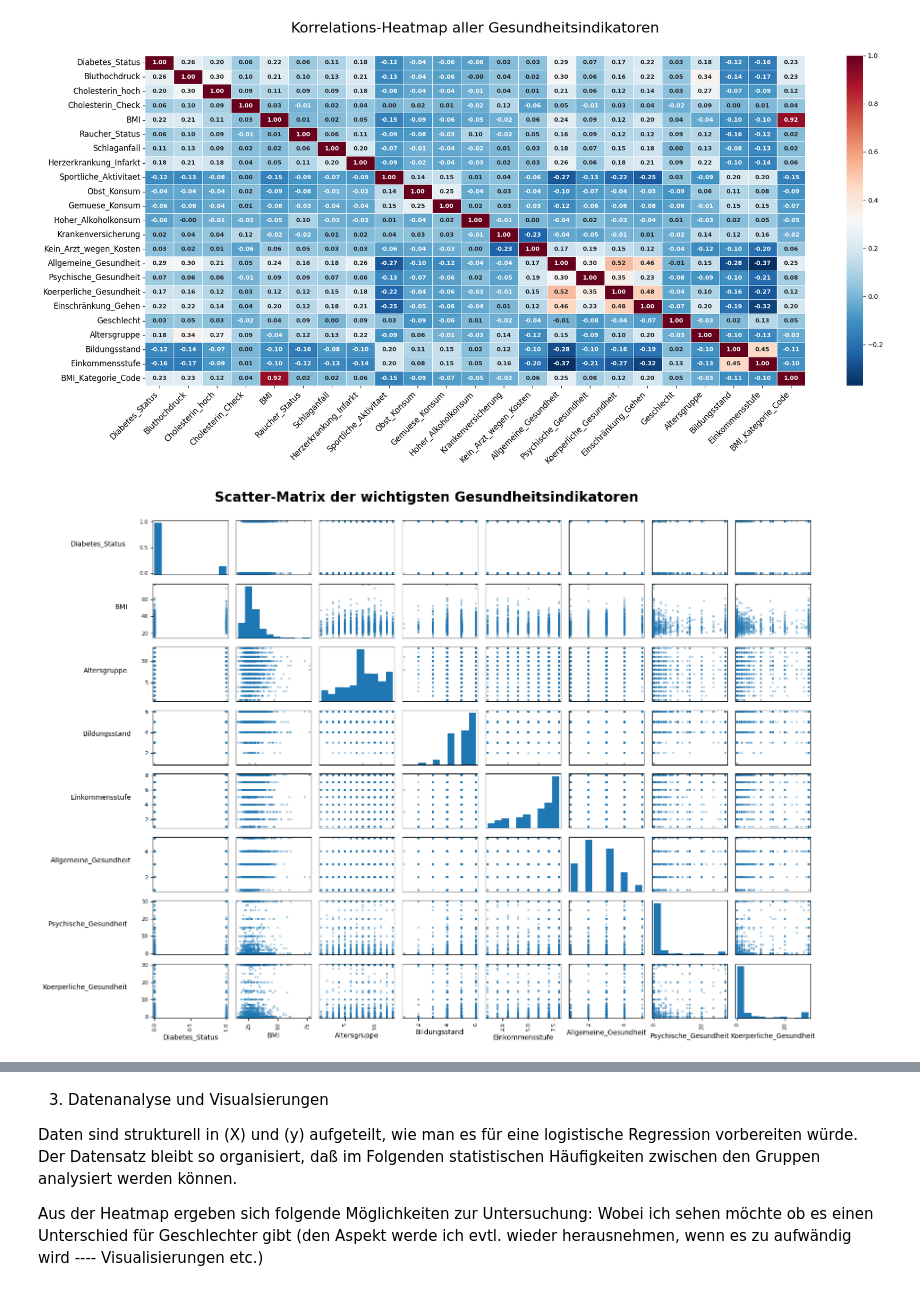
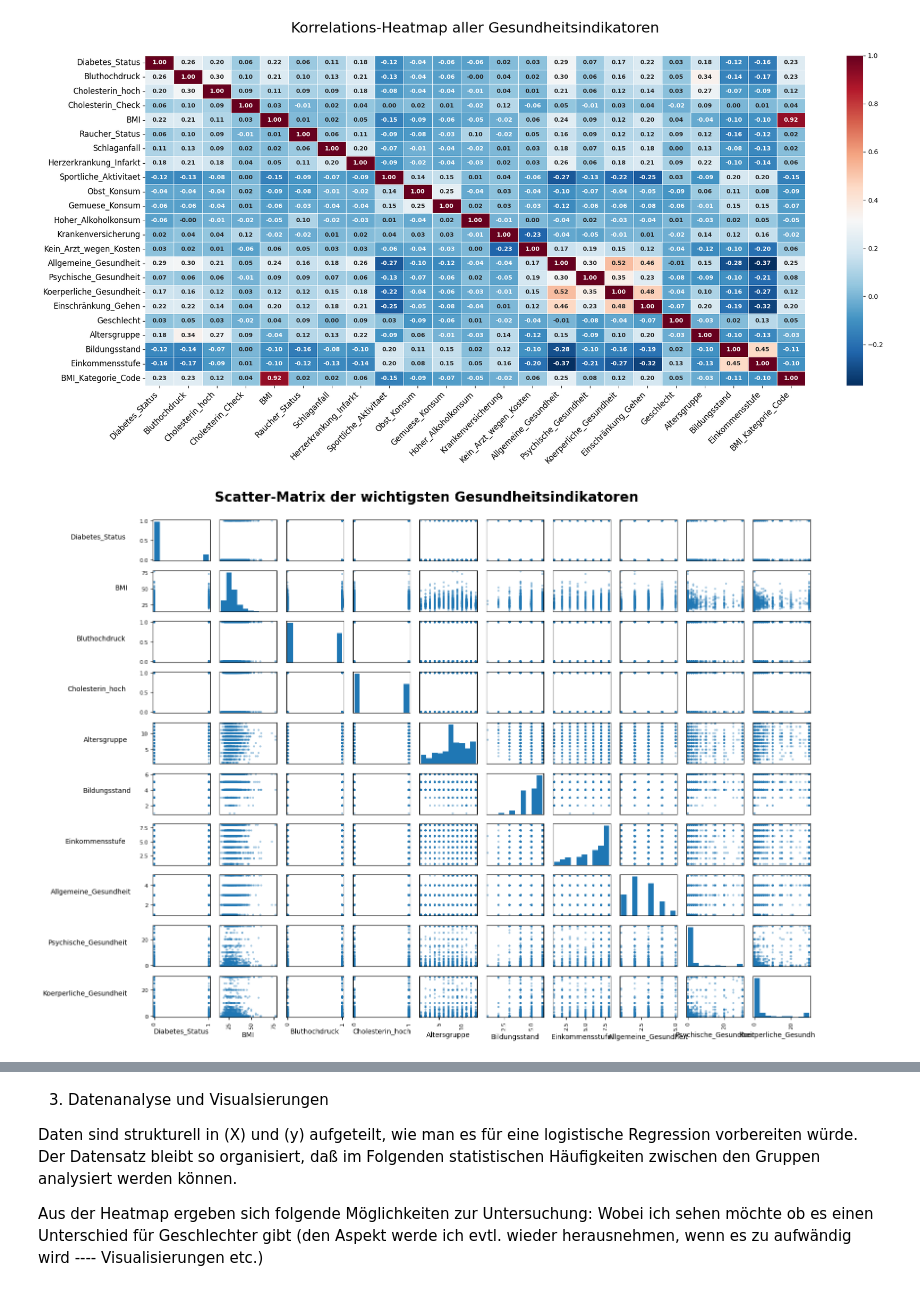
Before and after one commit to StackKer5000/Diabetes_Analysis, a Jupyter notebook: diabetes_v01.ipynb, the cells around one changed output, grey strips where cells are left out. Drawn from its saved outputs; the diff is of its cells as text; code cells hidden in the pictures.

```diff
--- a/diabetes_v01.ipynb
+++ b/diabetes_v01.ipynb
@@ -363,56 +383,55 @@ plt.show()
 # %% [output]
 [figure]
 # %%
-import matplotlib.pyplot as plt
-import pandas as pd
+# Scatter-Matrix
 
 # Schlüsselvariablen für Überblick
 kern_merkmale = [
     "Diabetes_Status",
     "BMI",
-    # "Bluthochdruck",
-    # "Cholesterin_hoch",
+    "Bluthochdruck",
+    "Cholesterin_hoch",
     "Altersgruppe",
     "Bildungsstand",
     "Einkommensstufe",
     "Allgemeine_Gesundheit",
     "Psychische_Gesundheit",
-    "Koerperliche_Gesundheit",
+    "Koerperliche_Gesundheit"
 ]
 
 # Stichprobe ziehen
 df_auswahl = df[kern_merkmale].sample(n=2000, random_state=42)
 
-# Scatter-Matrix plotten (Zuweisung an die Variable 'axes' ist wichtig!)
+# Scatter-Matrix plotten
 axes = pd.plotting.scatter_matrix(
     df_auswahl,
-    figsize=(16, 12),  # Höhe leicht erhöht für mehr Platz zum Atmen
+    figsize=(16, 12),  # erhöhte Höhe
     alpha=0.4,
     diagonal="hist",
     grid=True,
 )
 
-# DER TRICK: Alle Achsen durchlaufen und die Y-Beschriftungen optimieren
+# Alle Achsen durchlaufen und die Y-Beschriftungen
 for ax in axes.flatten():
     # Y-Achsen-Texte komplett waagerecht drehen (0 Grad)
     ax.yaxis.get_label().set_rotation(0)
-    # Den Text nach links schieben (ha='right'), damit er nicht im Diagramm klebt
+    # Den Text nach links schieben (ha='right'), damit er nicht ins Diagramm läuft
     ax.yaxis.get_label().set_horizontalalignment("right")
-    # Zusätzlicher Abstand zur Achse (Pad), damit nichts kollidiert
+    # Zusätzlicher Abstand zur Achse (Pad), damit nichts überlappt
     ax.yaxis.labelpad = 20
 
 # Titel hinzufügen
 plt.suptitle(
     "Scatter-Matrix der wichtigsten Gesundheitsindikatoren",
     fontsize=20,
     y=0.95,
     fontweight="bold",
 )
 
-# Layout großzügig absichern
+# Layout anpassen
 plt.tight_layout()
 plt.subplots_adjust(top=0.90, left=0.15)
 
 plt.show()
 # %% [output]
-[figure, old version]
+[figure, new version]
```
Also changed, not shown: parts of 24 cells of this notebook.
